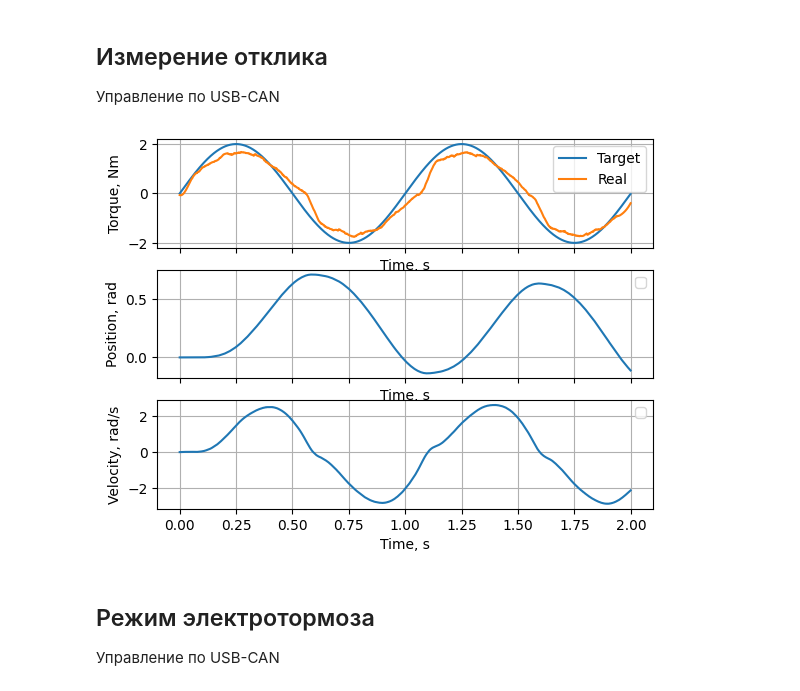
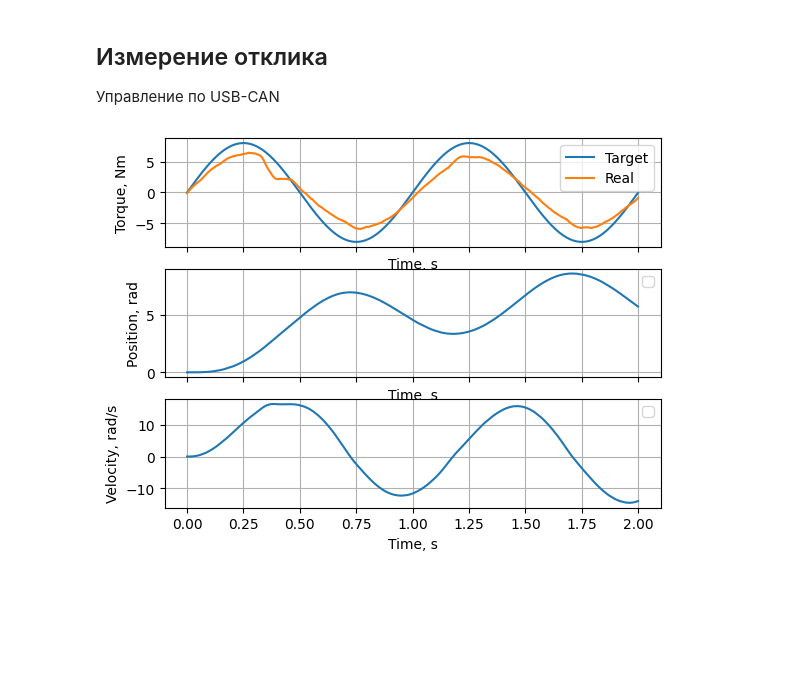
Before and after one commit to tndrd/encos-sys-id, a Jupyter notebook: scripts/example.ipynb, the cells around one changed output. Saved outputs shown, nothing was run; the diff lists cells and outputs as text; code cells hidden in the pictures; blank space fills up the shorter version.

```diff
--- a/scripts/example.ipynb
+++ b/scripts/example.ipynb
@@ -45,30 +45,26 @@ def measure_responce(ctrl, dt):
   return pos, vel, trq
 # %%
 T = np.arange(0, 2, 1e-3 * SIGNAL_DT_MS)
-ctrl = 2 * np.sin(2 * np.pi * T)
+ctrl = 8 * np.sin(2 * np.pi * T)
 pos, vel, trq = measure_responce(ctrl, SIGNAL_DT_MS)
 
 fig, ax = plt.subplots(3, 1, sharex = True)
 
 ax[0].set_ylabel("Torque, Nm")
 ax[0].plot(T, ctrl, label="Target")
 ax[0].plot(T, trq, label="Real")
 
 ax[1].set_ylabel("Position, rad")
 ax[1].plot(T, pos)
 
 ax[2].set_ylabel("Velocity, rad/s")
 ax[2].plot(T, vel)
 
-for axis in ax:d
+for axis in ax:
     axis.set_xlabel("Time, s")
     axis.grid()
     axis.legend()
 
 plt.show()
 # %% [output]
-[figure, old version]
+[figure, new version]
-# %% [markdown]
-## Режим электротормоза
-
-Управление по USB-CAN
```
Also changed, not shown: parts of 7 cells of this notebook, 34 other files.
